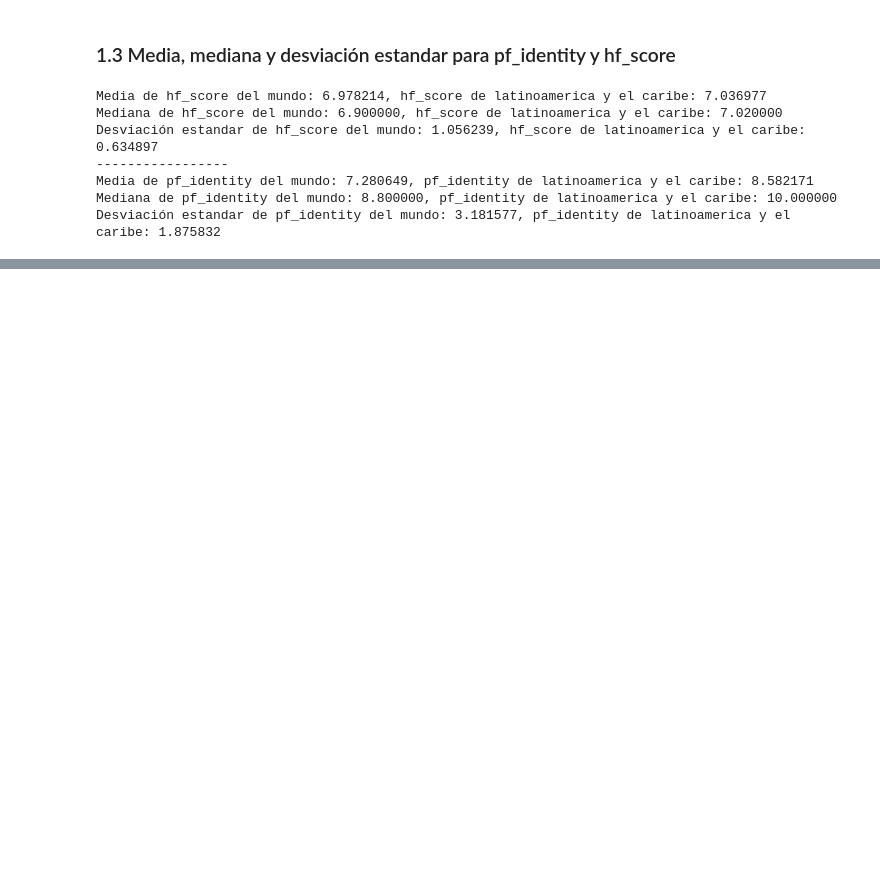
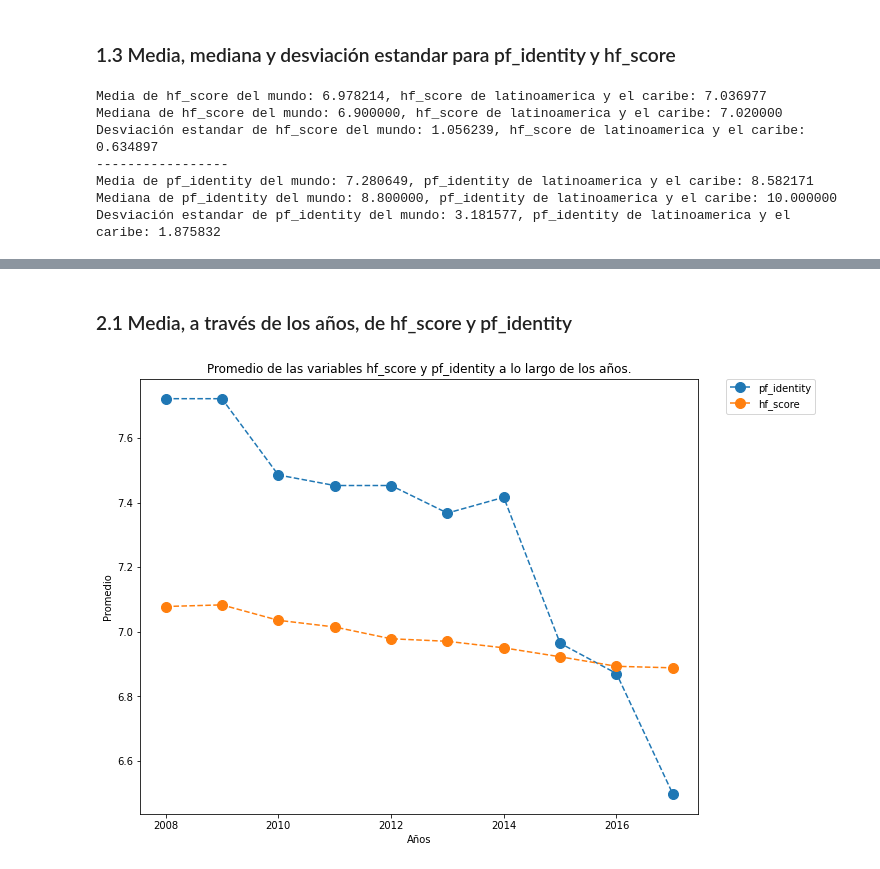
Before and after one commit to lucaslissandrello/Analisis-y-Visualizaci-n-de-Datos-Grupo-1-Cohorte-2-DiploDatos-2020, a Jupyter notebook: Practico_resolucion.ipynb, the cells around one changed output, grey strips where cells are left out. Drawn from its saved outputs; the diff is of its cells as text; code cells hidden in the pictures; blank space fills up the shorter version.

```diff
--- a/Practico_resolucion.ipynb
+++ b/Practico_resolucion.ipynb
@@ -165,0 +189,20 @@ Desviación estandar de pf_identity del mundo: 3.181577, pf_identity de latinoam
+# %% [markdown]
+### 2.1 Media, a través de los años, de hf_score y pf_identity
+# %%
+# Media, a través de los años, de hf_score y pf_identity
+
+# Agrupamos las dos columnas por año.
+dataset_group_by_year = dataset[['year','pf_identity', 'hf_score']].groupby('year').mean()
+dataset_group_by_year = dataset_group_by_year.reset_index() # Ponemos al año como una columna
+
+plt.figure(figsize=(10,8))
+plt.plot(dataset_group_by_year['year'], dataset_group_by_year['pf_identity'], label='pf_identity',linestyle='--', marker='o', markersize=10)
+plt.plot(dataset_group_by_year['year'], dataset_group_by_year['hf_score'], label='hf_score', linestyle='--', marker='o', markersize=10)
+
+plt.ylabel('Promedio')
+plt.xlabel('Años')
+plt.title('Promedio de las variables hf_score y pf_identity a lo largo de los años.')
+plt.legend(bbox_to_anchor=(1.05, 1), loc=2, borderaxespad=0.)
+plt.show()
+# %% [output]
+[figure, added]
```
Also changed, not shown: parts of 12 cells of this notebook.
